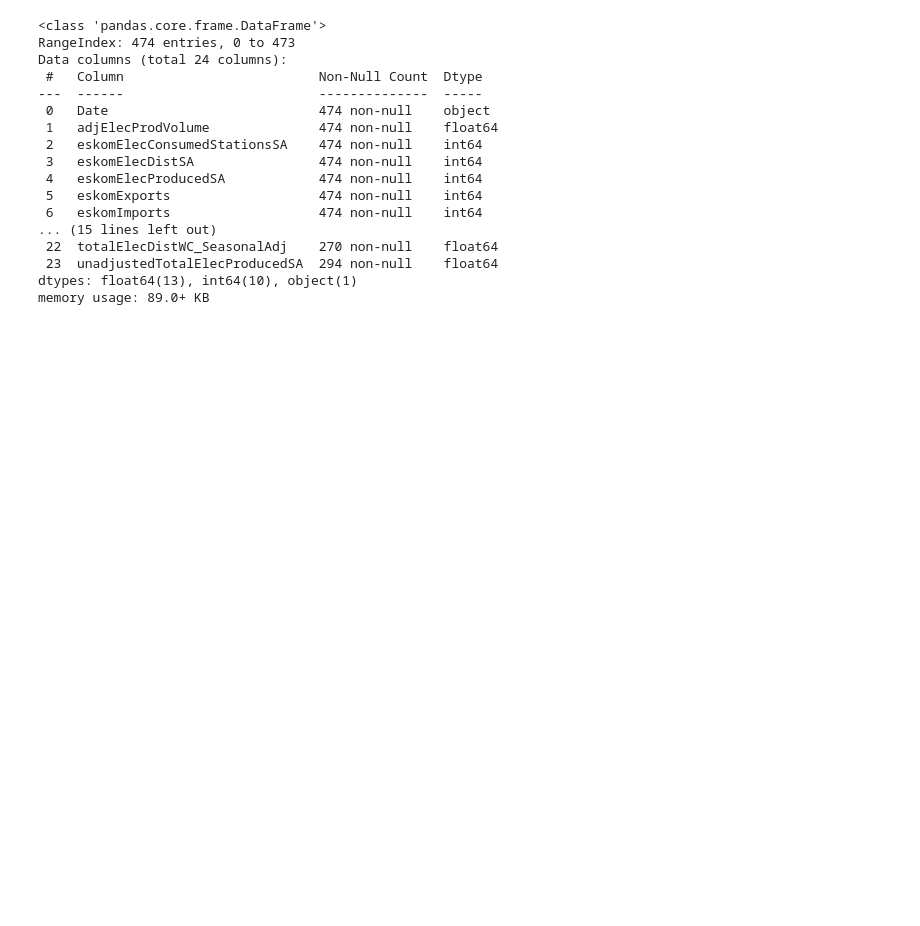
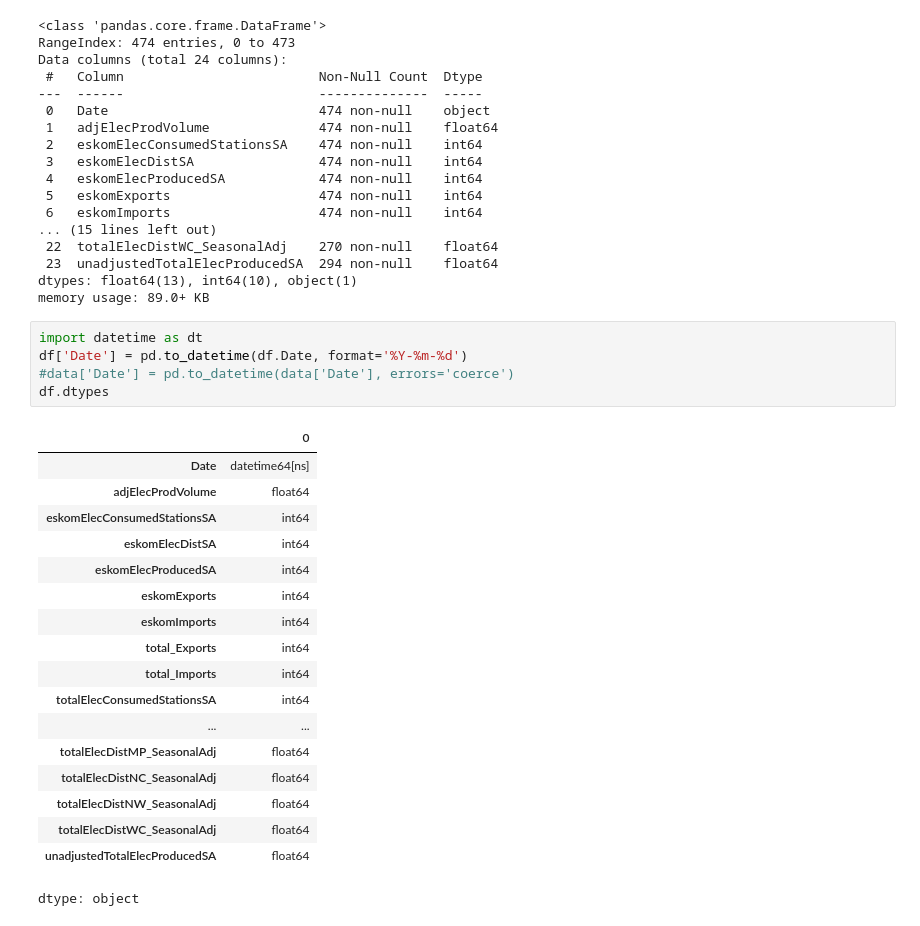
Before and after one commit to MbuyiseloNtando/Electricity-Generated-and-Available-for-Distribution-1985-2024, a Jupyter notebook: Untitled44.ipynb, the cells around one changed output. Cells and saved outputs as stored; diff of their text form; blank space fills up the shorter version.

```diff
--- a/Untitled44.ipynb
+++ b/Untitled44.ipynb
@@ -91,3 +91,27 @@ Data columns (total 24 columns):
  23  unadjustedTotalElecProducedSA  294 non-null    float64
 dtypes: float64(13), int64(10), object(1)
 memory usage: 89.0+ KB
+# %%
+import datetime as dt
+df['Date'] = pd.to_datetime(df.Date, format='%Y-%m-%d')
+#data['Date'] = pd.to_datetime(data['Date'], errors='coerce')
+df.dtypes
+# %% [output]
+|  | 0 |
+| Date | datetime64[ns] |
+| adjElecProdVolume | float64 |
+| eskomElecConsumedStationsSA | int64 |
+| eskomElecDistSA | int64 |
+| eskomElecProducedSA | int64 |
+| eskomExports | int64 |
+| eskomImports | int64 |
+| total_Exports | int64 |
+| total_Imports | int64 |
+| totalElecConsumedStationsSA | int64 |
+| ... | ... |
+| totalElecDistMP_SeasonalAdj | float64 |
+| totalElecDistNC_SeasonalAdj | float64 |
+| totalElecDistNW_SeasonalAdj | float64 |
+| totalElecDistWC_SeasonalAdj | float64 |
+| unadjustedTotalElecProducedSA | float64 |
+dtype: object
```
Also changed, not shown: parts of 54 cells of this notebook.
